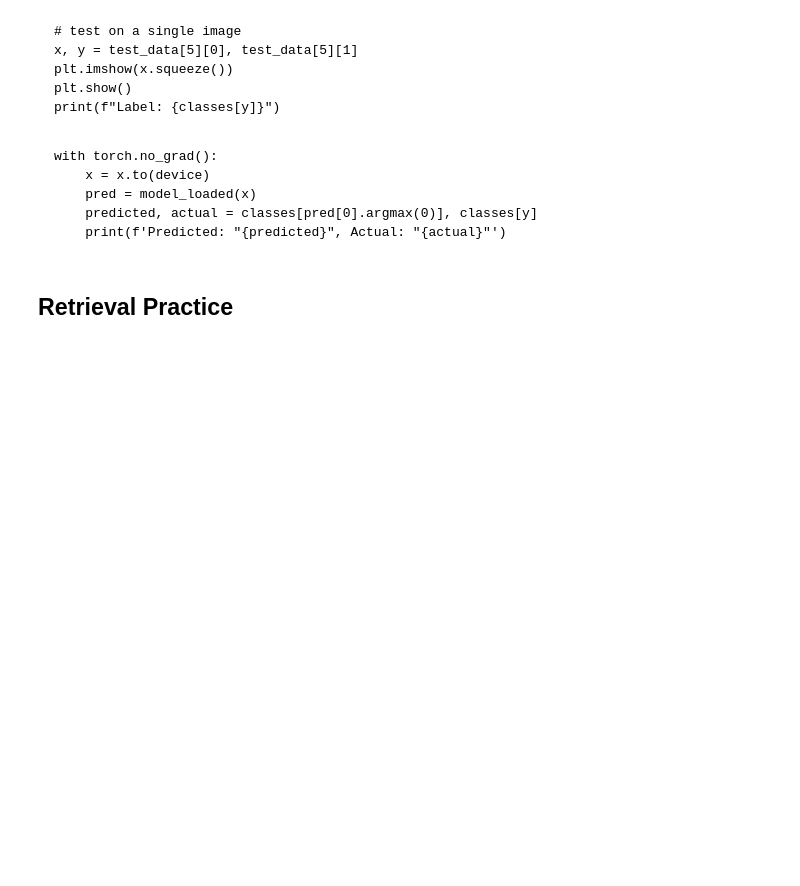
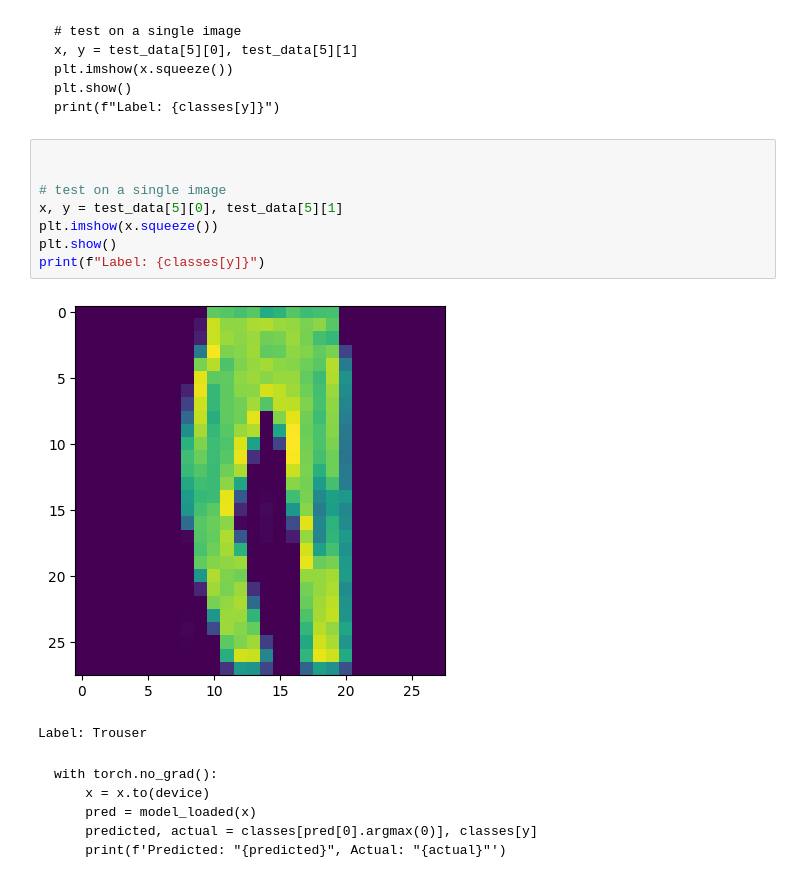
Before and after one commit to dornercr/INFO371, a Jupyter notebook: INFO371_week9_NN_PyTorch_allMarkdown.ipynb, the cells around one changed output. Saved outputs shown, nothing was run; the diff lists cells and outputs as text; blank space fills up the shorter version.

````diff
--- a/INFO371_week9_NN_PyTorch_allMarkdown.ipynb
+++ b/INFO371_week9_NN_PyTorch_allMarkdown.ipynb
@@ -318,6 +623,17 @@ plt.imshow(x.squeeze())
 plt.show()
 print(f"Label: {classes[y]}")
 ```
+# %%
+
+
+# test on a single image
+x, y = test_data[5][0], test_data[5][1]
+plt.imshow(x.squeeze())
+plt.show()
+print(f"Label: {classes[y]}")
+# %% [output]
+[figure, added]
+Label: Trouser
 # %% [markdown]
 ```
 with torch.no_grad():
@@ -326,5 +642,3 @@ with torch.no_grad():
     predicted, actual = classes[pred[0].argmax(0)], classes[y]
     print(f'Predicted: "{predicted}", Actual: "{actual}"')
 ```
-# %% [markdown]
-## Retrieval Practice
````
Also changed, not shown: parts of 24 cells of this notebook.
